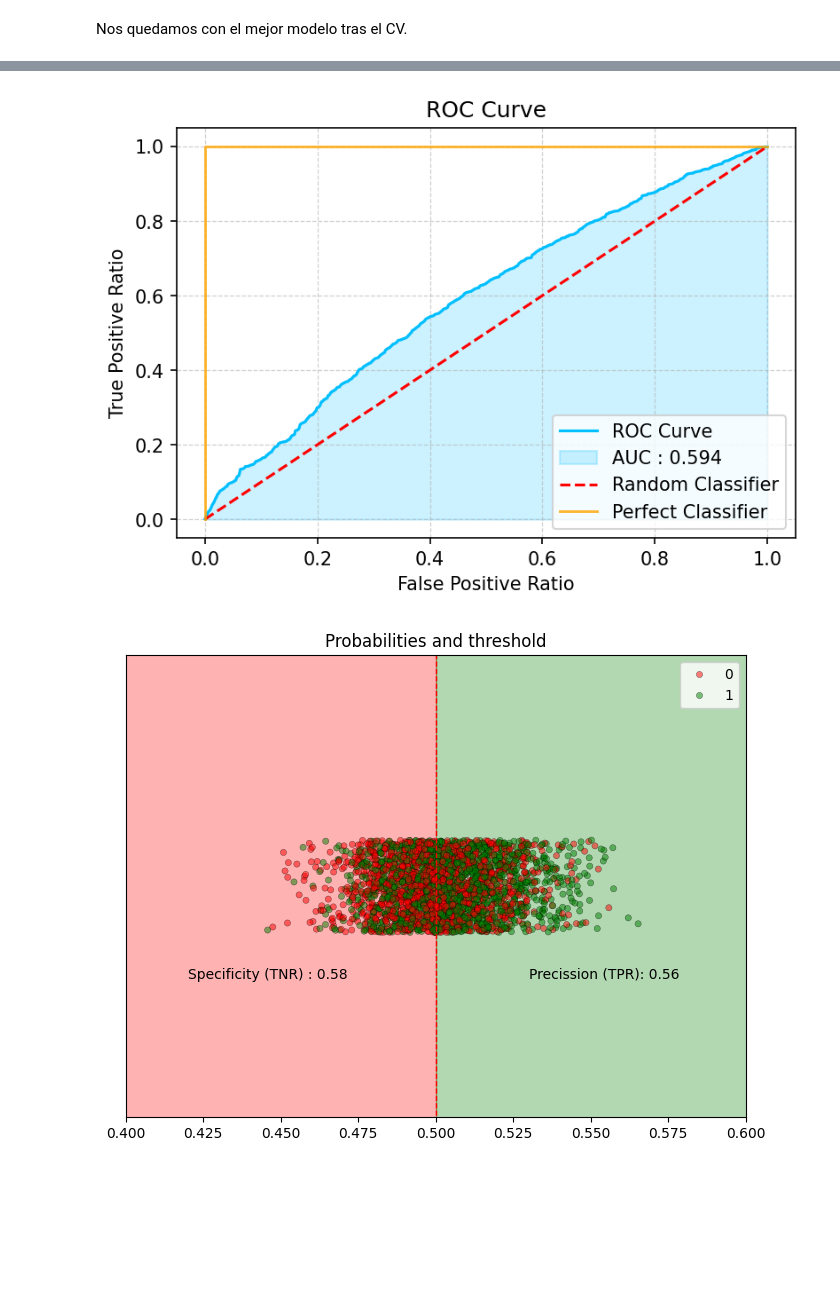
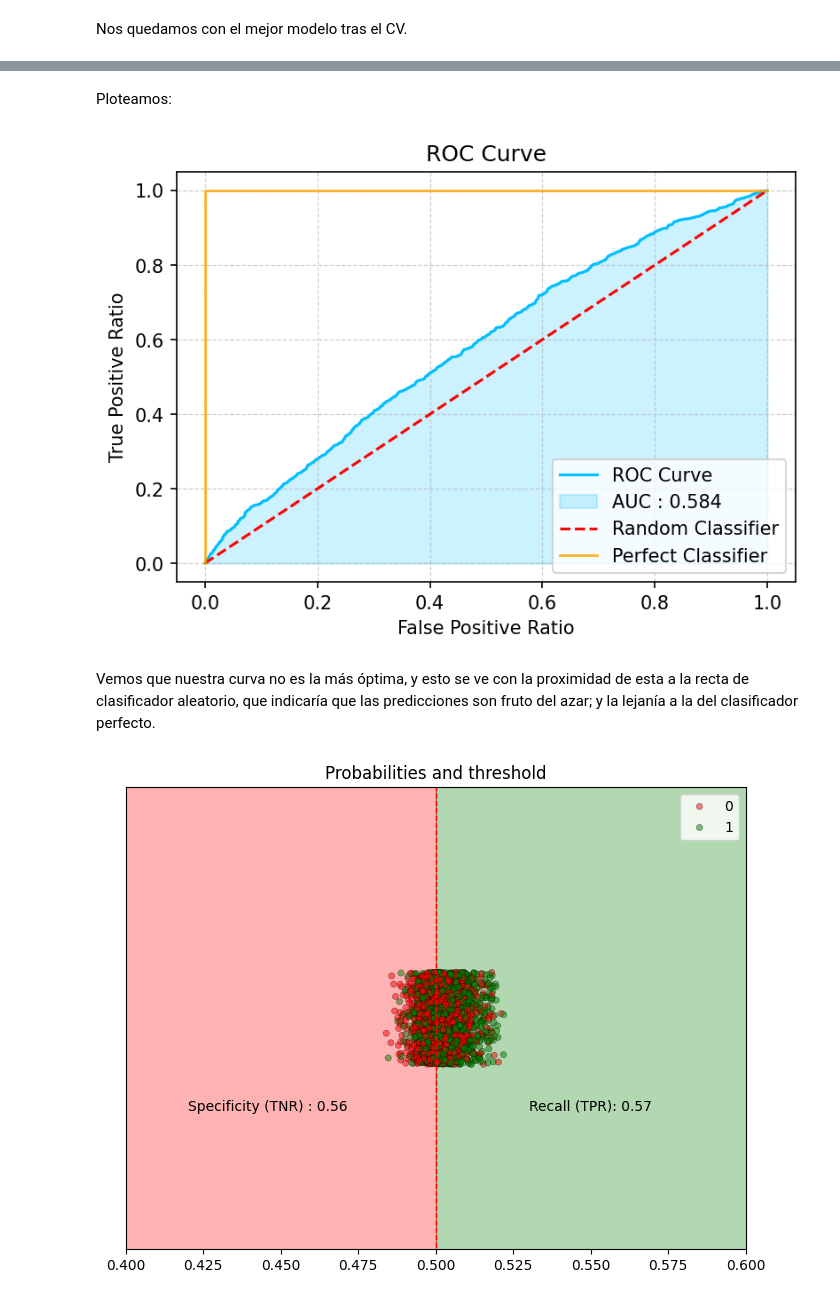
Before and after one commit to yanruwu/hackio-lab-modelo-clasificacion, a Jupyter notebook: logistic.ipynb, the cells around one changed output, grey strips where cells are left out. Drawn from its saved outputs; the diff is of its cells as text; code cells hidden in the pictures; blank space fills up the shorter version.

Commit message:
Logistic Regression done, added funcs to src

```diff
--- a/logistic.ipynb
+++ b/logistic.ipynb
@@ -71,7 +73,7 @@ parametros_logistic =  [{'penalty': ['l1'], 'solver': ['saga'], 'C': [0.001, 0.0
 
 regressor = LogisticRegression()
 
-gridsearch = GridSearchCV(estimator = regressor, param_grid=parametros_logistic, cv = 5, scoring = "accuracy")
+gridsearch = GridSearchCV(estimator = regressor, param_grid=parametros_logistic, cv = 5, scoring = "f1")
 
 gridsearch.fit(X_train, y_train)
 # %% [output]
@@ -121,5 +156,7 @@ metricas_regresion
 # %%
 fpr, tpr, thresholds =  roc_curve(y_test, y_test_predict_prob)
+# %% [markdown]
+Ploteamos:
 # %%
 diag = np.linspace(0,1,len(fpr))
 
@@ -135,37 +172,39 @@ plt.ylabel("True Positive Ratio")
 plt.legend()
 plt.show()
 # %% [output]
-[figure, old version]
+[figure, new version]
+# %% [markdown]
+Vemos que nuestra curva no es la más óptima, y esto se ve con la proximidad de esta a la recta de clasificador aleatorio, que indicaría que las predicciones son fruto del azar; y la lejanía a la del clasificador perfecto.
 # %%
 threshold = 0.5
 tn = (y_test.iloc[np.where(y_test_predict_prob<=threshold)[0]] == 0).sum()
 tp = (y_test.iloc[np.where(y_test_predict_prob>=threshold)[0]] == 1).sum()
 all_p = (y_test_predict_prob >= threshold).sum()
 all_n = (y_test_predict_prob <= threshold).sum()
 
 
 plt.figure(dpi = 100, figsize = (8,6))
 
 plt.title("Probabilities and threshold")
 plt.fill_between(x = [0,threshold], y1 = 1, y2 = -1, alpha = 0.3, color = "red")
 plt.fill_between(x = [threshold, 1], y1 = 1, y2 = -1, alpha = 0.3, color = "green")
 plt.vlines(x = threshold, ymin = -1, ymax = 1, ls = "--", color = "red", lw = 1)
 sns.scatterplot(
     x=y_test_predict_prob,
     y=np.zeros_like(y_test_predict_prob) + np.random.uniform(-0.1, 0.1, len(y_test_predict_prob)),
     hue=y_test,
     alpha=0.5,
     s=20,
     edgecolor="black",
     palette = ["red", "green"]
 )
-plt.annotate(f"Precission (TPR): {tn/all_n:.2f}", xy = [0.575, 0], xytext = [0.53,-0.2])
+plt.annotate(f"Recall (TPR): {tn/all_n:.2f}", xy = [0.575, 0], xytext = [0.53,-0.2])
 plt.annotate(f"Specificity (TNR) : {tp/all_p:.2f}", xy = [0.425, 0], xytext = [0.42,-0.2])
 plt.legend()
 
 plt.yticks(ticks=[])
 plt.ylim(-0.5,0.5)
 plt.xlim(0.4, 0.6)
 plt.show()
 # %% [output]
-[figure, old version]
+[figure, new version]
```
Also changed, not shown: parts of 13 cells of this notebook, 1 other file.
